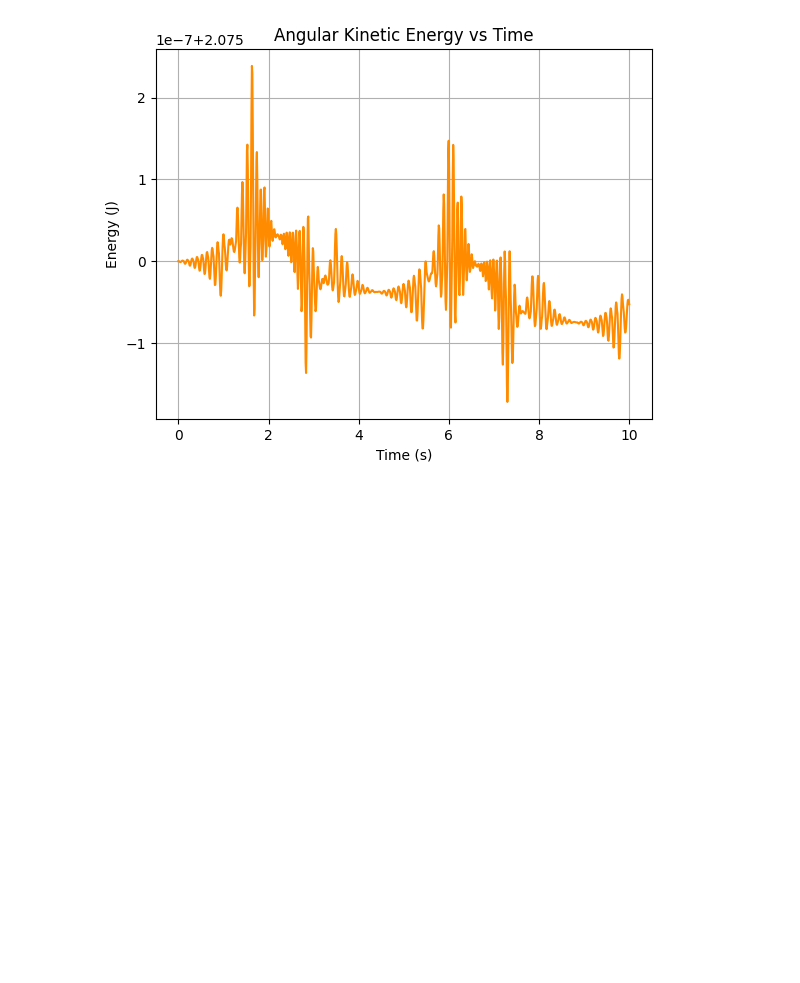
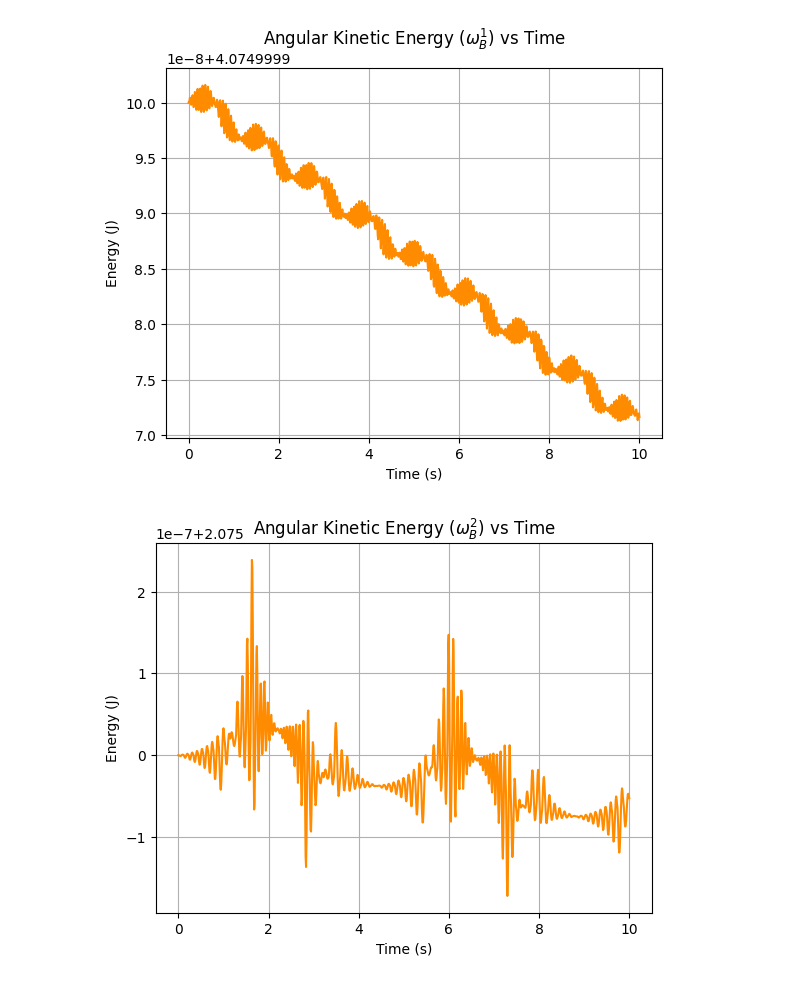
Before and after one commit to ryan-omori/MAE-269, a Jupyter notebook: HW2.ipynb, the cells around one changed output. Saved outputs shown, nothing was run; the diff lists cells and outputs as text; code cells hidden in the pictures; blank space fills up the shorter version.

```diff
--- a/HW2.ipynb
+++ b/HW2.ipynb
@@ -66,18 +66,30 @@ plt.show()
 # %%
 # --- Plot 2: Angular kinetic energy vs time ---
 # T = 0.5 * omega^T @ I_B @ omega
-T = 0.5 * np.einsum('ij,jk,ki->i', omega_sol.T, I_B, omega_sol)
+T1 = 0.5 * np.einsum('ij,jk,ki->i', omegadot_sol1.T, I_B, omegadot_sol1)
 
-plt.figure(2)
+plt.figure(1)
 plt.clf()
-plt.plot(sol.t, T, color='darkorange')
+plt.plot(sol2.t, T1, color='darkorange')
 plt.xlabel('Time (s)')
 plt.ylabel('Energy (J)')
-plt.title('Angular Kinetic Energy vs Time')
+plt.title('Angular Kinetic Energy ($\omega_B^{1}$) vs Time')
 plt.grid(True)
 plt.show()
+
+T2 = 0.5 * np.einsum('ij,jk,ki->i', omegadot_sol2.T, I_B, omegadot_sol2)
+
+plt.figure(1)
+plt.clf()
+plt.plot(sol2.t, T2, color='darkorange')
+plt.xlabel('Time (s)')
+plt.ylabel('Energy (J)')
+plt.title('Angular Kinetic Energy ($\omega_B^{2})$ vs Time')
+plt.grid(True)
+plt.show()
 # %% [output]
-[figure, old version]
+[figure, new version]
+[figure, added]
 # %%
 # Problem 3 Euler-Lagrange Simulation
 import sympy as sp
```
Also changed, not shown: parts of 23 cells of this notebook.
